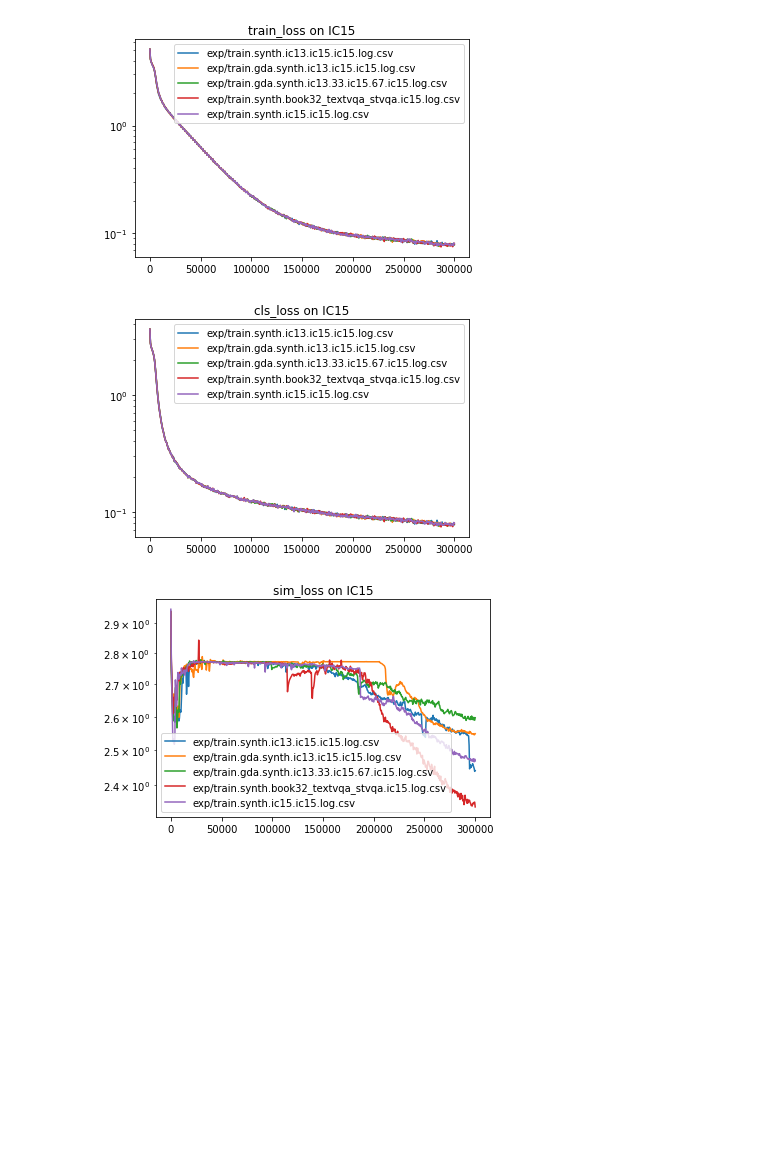
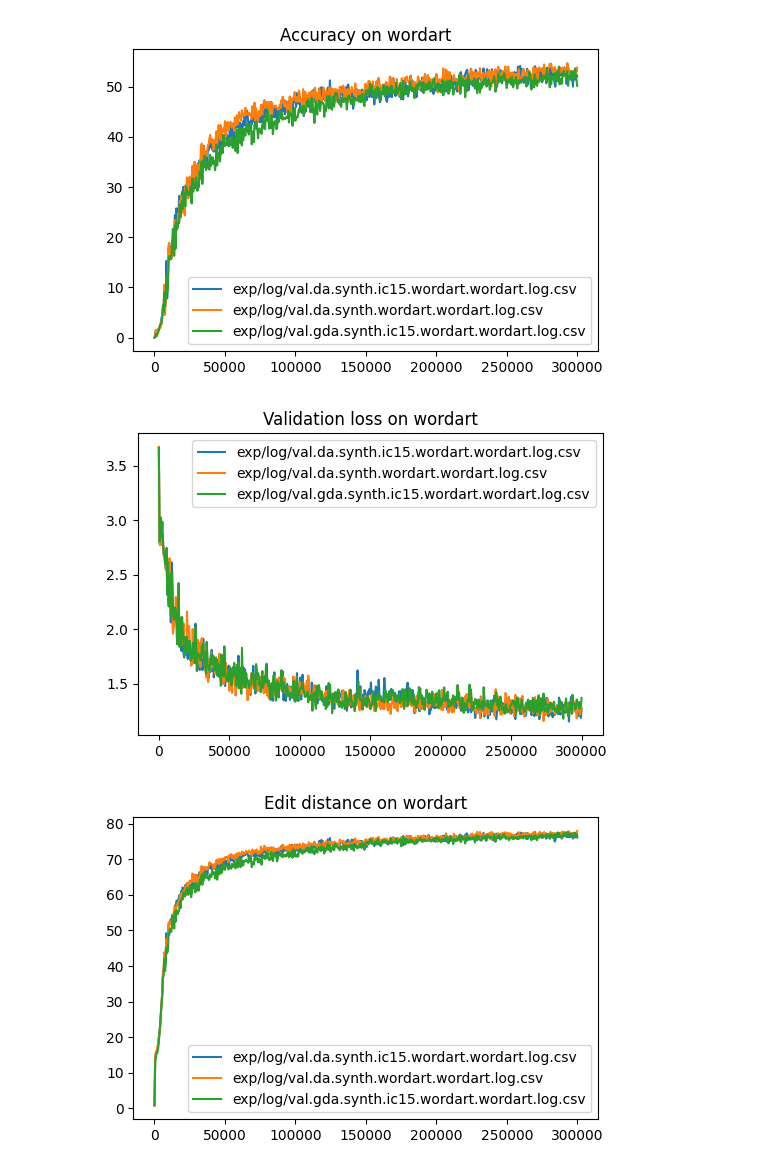
Before and after one commit to khanh-moriaty/Seq2SeqAdapt, a Jupyter notebook: viz.ipynb, the cells around one changed output. Cells and saved outputs as stored; diff of their text form; code cells hidden in the pictures; blank space fills up the shorter version.

Commit message:
add exp for iam and wordart

```diff
--- a/viz.ipynb
+++ b/viz.ipynb
@@ -2,12 +2,21 @@
 import matplotlib.pyplot as plt
 import pandas as pd
 import glob
+
+import matplotlib
+matplotlib.rcParams["figure.dpi"] = 100
 # %%
-log_files = glob.glob('exp/log/val.*.csv')
-for log_file in log_files:
-    df = pd.read_csv(log_file)
-    plt.plot(df['iter'], df['acc'], label=log_file)
+def plot(
+    log_files,
+    metrics={'acc': 'Accuracy', 'val_loss': 'Validation loss'},
+):
+    target = log_files[0].split('.')[-3]
 
-plt.title('accuracy on WordArt')
-plt.legend()
-plt.show()
+    for m in metrics.items():
+        for log_file in sorted(log_files):
+            df = pd.read_csv(log_file)
+            plt.plot(df['iter'], df[m[0]], label=log_file)
+
+        plt.title(m[1] + ' on ' + target)
+        plt.legend()
+        plt.show()
@@ -28,36 +23,17 @@ plt.show()
-# %%
-log_files = glob.glob('exp/train.*.csv')
-for log_file in log_files:
-    df = pd.read_csv(log_file)
-    plt.plot(df['iter'], df['train_loss'], label=log_file)
-
-plt.yscale('log')
-plt.title('train_loss on IC15')
-plt.legend()
-plt.show()
-# %% [output]
-[figure, removed]
-# %%
-log_files = glob.glob('exp/train.*.csv')
-for log_file in log_files:
-    df = pd.read_csv(log_file)
-    plt.plot(df['iter'], df['cls_loss'], label=log_file)
-
-plt.yscale('log')
-plt.title('cls_loss on IC15')
-plt.legend()
-plt.show()
-# %% [output]
-[figure, removed]
-# %%
-log_files = glob.glob('exp/train.*.csv')
-for log_file in log_files:
-    df = pd.read_csv(log_file)
-    plt.plot(df['iter'], df['sim_loss'], label=log_file)
-
-plt.yscale('log')
-plt.title('sim_loss on IC15')
-plt.legend()
-plt.show()
-# %% [output]
-[figure, removed]
+# %%
+plot(
+    log_files = [
+        'exp/log/val.da.synth.wordart.wordart.log.csv',
+        'exp/log/val.da.synth.ic15.wordart.wordart.log.csv',
+        'exp/log/val.gda.synth.ic15.wordart.wordart.log.csv',
+    ],
+    metrics = {
+        'accuracy': 'Accuracy',
+        'val_loss': 'Validation loss',
+        'edit_distance': 'Edit distance',
+    }
+)
+# %% [output]
+[figure, added]
+[figure, added]
+[figure, added]
```
Also changed, not shown: parts of 3 cells of this notebook, 10 other files.
